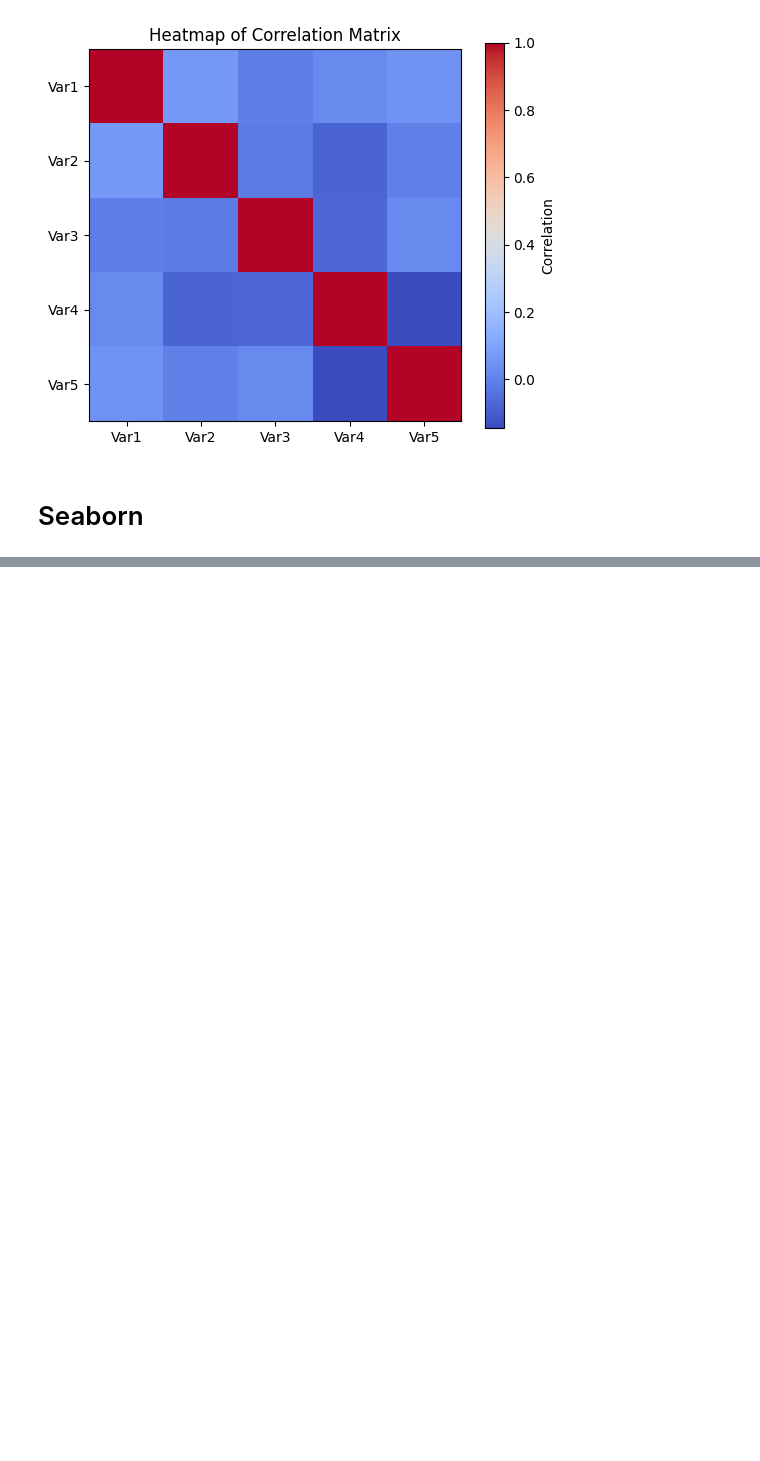
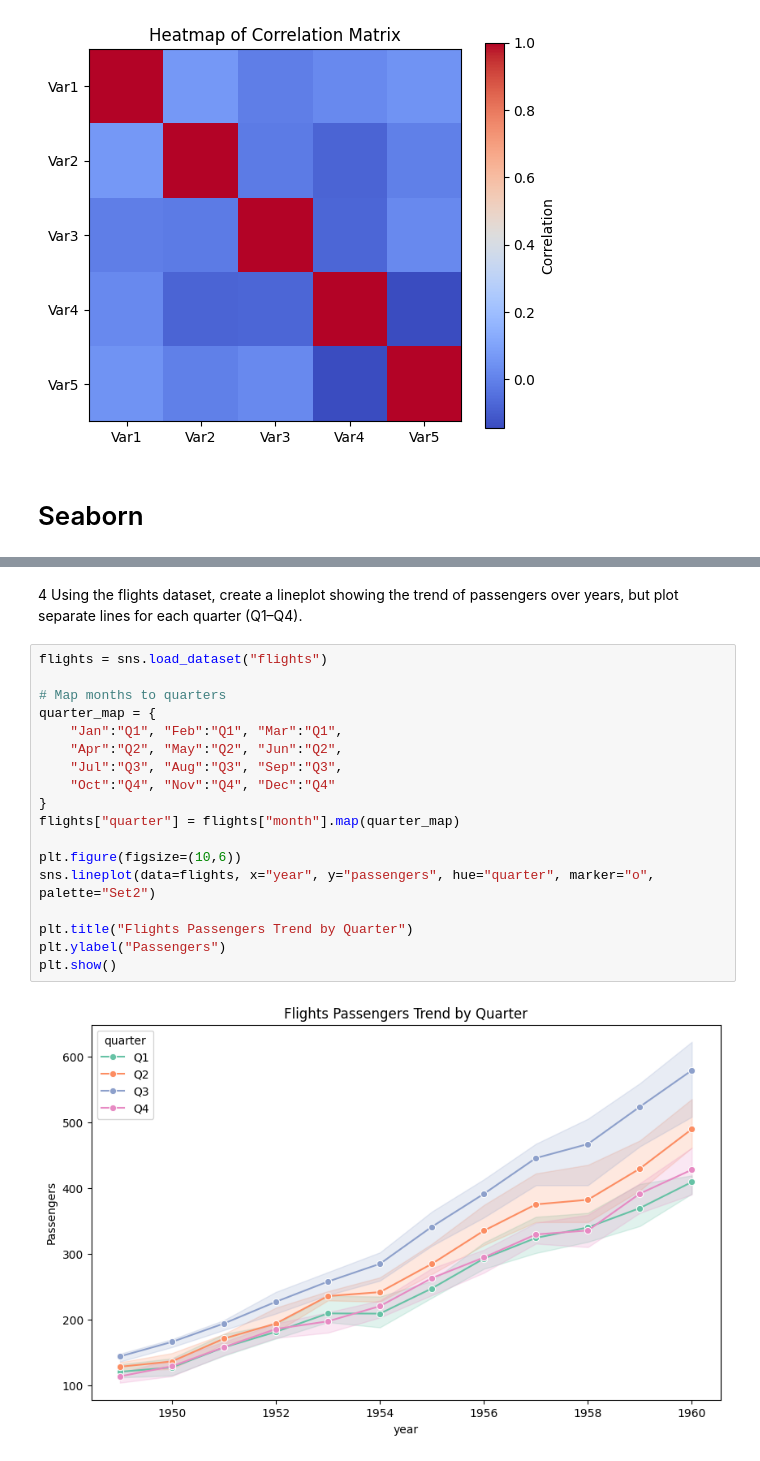
Before and after one commit to thenamakop/Python-Desktop, a Jupyter notebook: class/DA/Assignment/pandas_and_matplotlib.ipynb, the cells around one changed output, grey strips where cells are left out. Cells and saved outputs as stored; diff of their text form; blank space fills up the shorter version.

```diff
--- a/class/DA/Assignment/pandas_and_matplotlib.ipynb
+++ b/class/DA/Assignment/pandas_and_matplotlib.ipynb
@@ -428,0 +469,22 @@ plt.show()
+# %% [markdown]
+4 Using the flights dataset, create a lineplot showing the trend of passengers over years, but plot separate lines for each quarter (Q1–Q4).
+# %%
+flights = sns.load_dataset("flights")
+
+# Map months to quarters
+quarter_map = {
+    "Jan":"Q1", "Feb":"Q1", "Mar":"Q1",
+    "Apr":"Q2", "May":"Q2", "Jun":"Q2",
+    "Jul":"Q3", "Aug":"Q3", "Sep":"Q3",
+    "Oct":"Q4", "Nov":"Q4", "Dec":"Q4"
+}
+flights["quarter"] = flights["month"].map(quarter_map)
+
+plt.figure(figsize=(10,6))
+sns.lineplot(data=flights, x="year", y="passengers", hue="quarter", marker="o", palette="Set2")
+
+plt.title("Flights Passengers Trend by Quarter")
+plt.ylabel("Passengers")
+plt.show()
+# %% [output]
+[figure, added]
```
Also changed, not shown: parts of 19 cells of this notebook.
